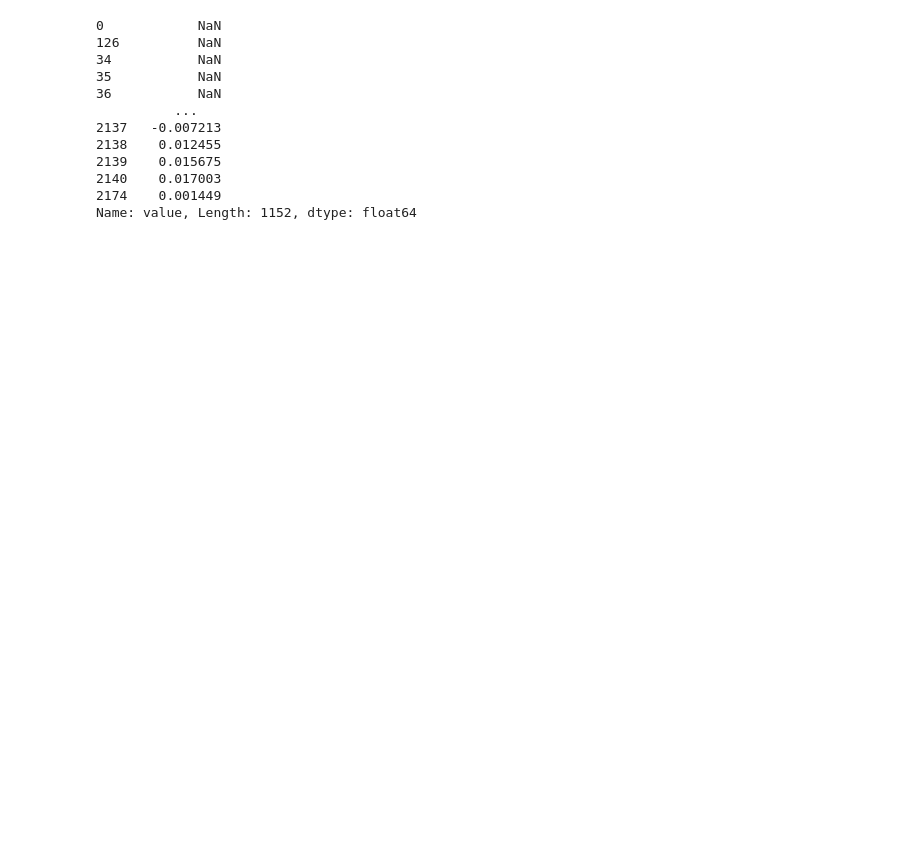
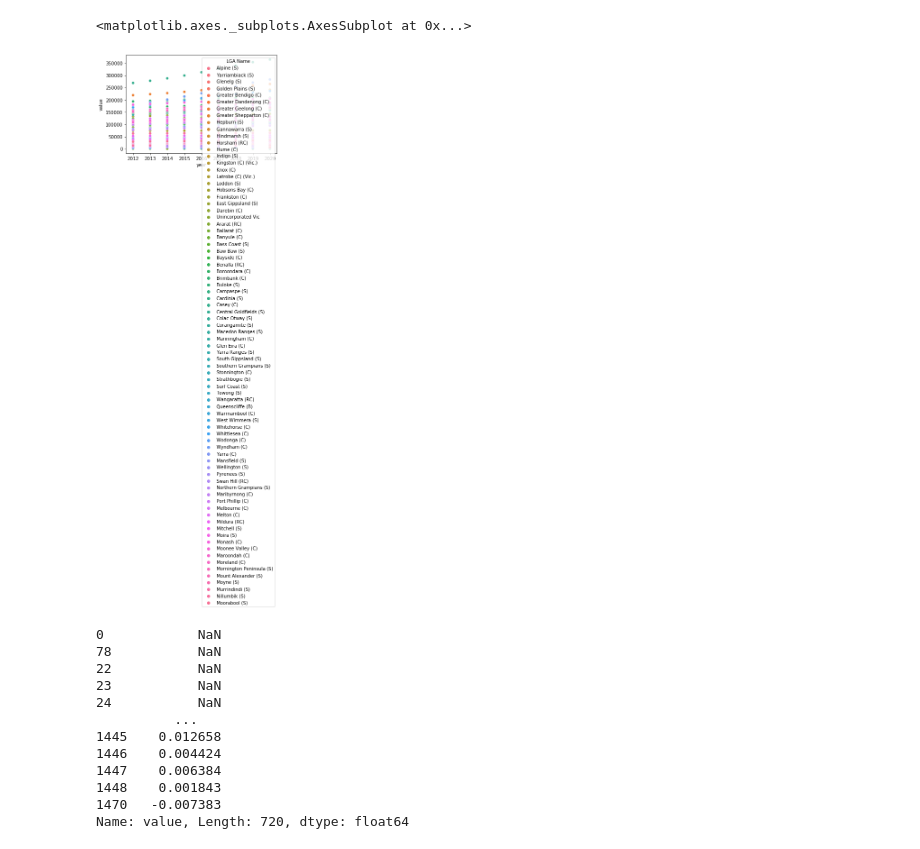
Before and after one commit to MAST30034-Applied-Data-Science/generic-real-estate-consulting-project-group-59, a Jupyter notebook: scripts/ABS_data.ipynb, the cells around one changed output. Saved outputs shown, nothing was run; the diff lists cells and outputs as text; code cells hidden in the pictures; blank space fills up the shorter version.

Commit message:
pop_deaths finished

```diff
--- a/scripts/ABS_data.ipynb
+++ b/scripts/ABS_data.ipynb
@@ -39,9 +44,10 @@ df = pd.read_excel('../raw_data/abs_data/pop_deaths.xlsx', sheet_name = sheets)
 # %%
-df = pd.read_excel('../raw_data/abs_data/pop_deaths.xlsx', sheet_name=1, skiprows=4, header=[0,1], nrows=129)[1:]
+df = pd.read_excel('../data/raw/abs_data/pop_deaths.xlsx', sheet_name = 2, skiprows = 4, header = [0,1], nrows = 129)[1:]
 df = df.drop([(y, 'Standardised death rate.1') for y in range(2012, 2020)], axis=1)
 df = df.drop([(y, 'Standardised death rate') for y in range(2012, 2021)], axis=1)
 df.columns = [('LGA Code'), ('LGA Name')] + [','.join([str(c) for c in x]) for x in df.columns[2:]]
 df2 = df.melt(id_vars=["LGA Code", "LGA Name"])
+df2 = df2.dropna()
 df2['value'] = df2.value.astype('int')
 df2[['year','var']] = df2['variable'].str.split(',').tolist()
 df2 = df2.sort_values('year')
@@ -48,18 +60,26 @@ df2 = df2.sort_values('year')
 # %%
-# import seaborn as sns
-# sns.scatterplot(df2.query("var=='Estimated resident population'"), x='year', y='value', hue='LGA Name')
+import seaborn as sns
+
+df3 = df2.loc[df2['var'] == 'Estimated resident population']
+
+sns.scatterplot(data = df3, x='year', y='value', hue='LGA Name')
+# %% [output]
+<matplotlib.axes._subplots.AxesSubplot at 0x...>
+[figure, added]
 # %%
-df2.query("var=='Estimated resident population'").groupby(['LGA Code', 'LGA Name'])['value'].apply(pd.Series.pct_change)
+# Forecasting population
+
+df3.groupby(['LGA Code', 'LGA Name'])['value'].apply(pd.Series.pct_change)
 # %% [output]
 0            NaN
-126          NaN
-34           NaN
-35           NaN
-36           NaN
+78           NaN
+22           NaN
+23           NaN
+24           NaN
           ...
-2137   -0.007213
-2138    0.012455
-2139    0.015675
-2140    0.017003
-2174    0.001449
-Name: value, Length: 1152, dtype: float64
+1445    0.012658
+1446    0.004424
+1447    0.006384
+1448    0.001843
+1470   -0.007383
+Name: value, Length: 720, dtype: float64
```
Also changed, not shown: parts of 7 cells of this notebook.
